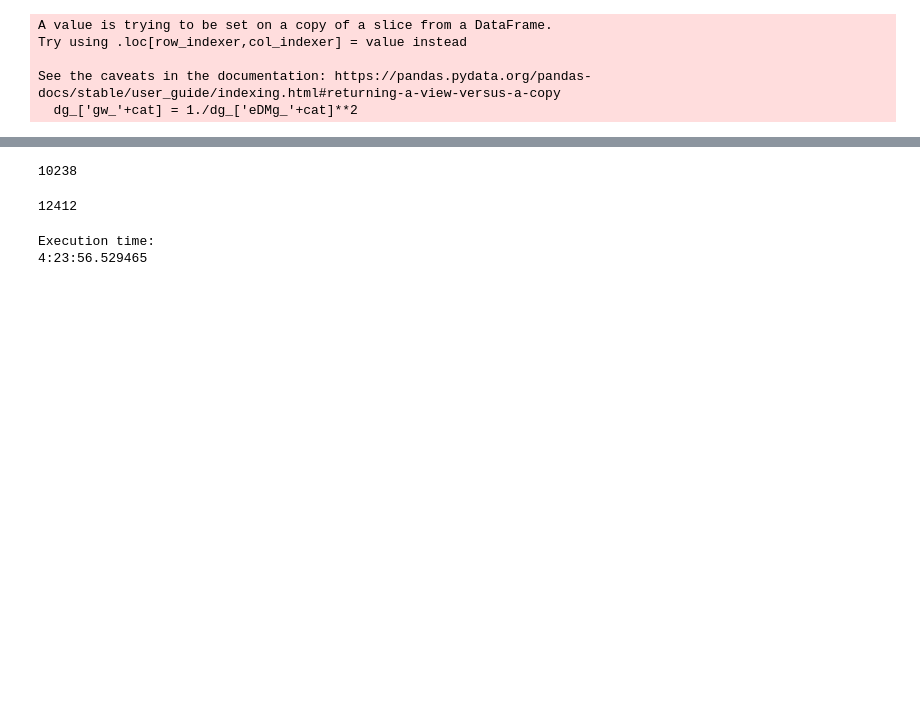
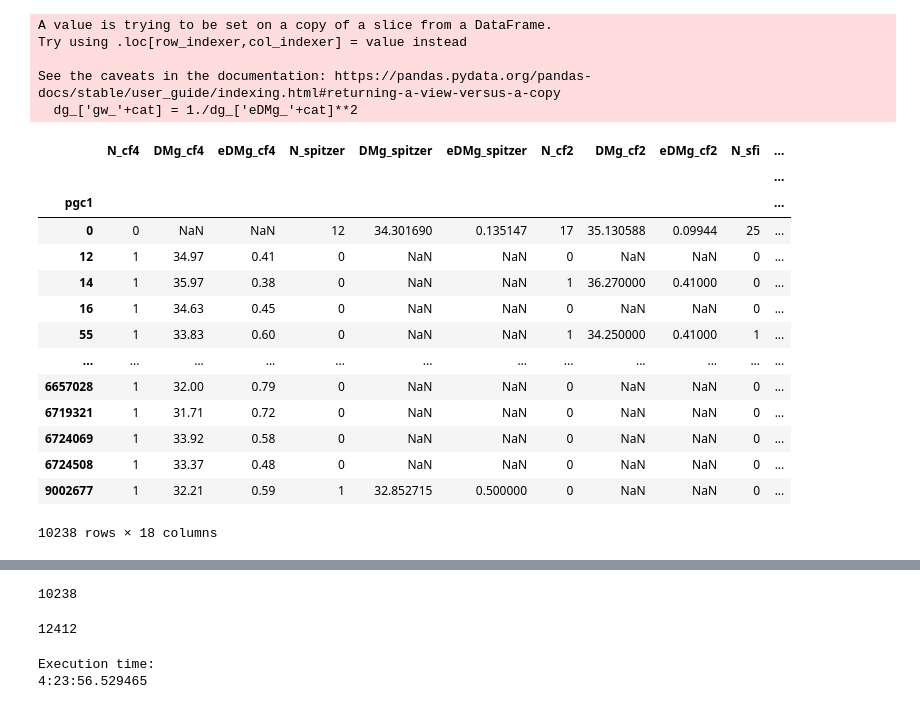
Before and after one commit to ekourkchi/CF4catalog, a Jupyter notebook: CF4_BTFR_group.ipynb, the cells around one changed output, grey strips where cells are left out. Drawn from its saved outputs; the diff is of its cells as text; code cells hidden in the pictures; blank space fills up the shorter version.

```diff
--- a/CF4_BTFR_group.ipynb
+++ b/CF4_BTFR_group.ipynb
@@ -573,6 +590,24 @@ Try using .loc[row_indexer,col_indexer] = value instead
 
 See the caveats in the documentation: https://pandas.pydata.org/pandas-docs/stable/user_guide/indexing.html#returning-a-view-versus-a-copy
   dg_['gw_'+cat] = 1./dg_['eDMg_'+cat]**2
+# %%
+dg
+# %% [output]
+|  | N_cf4 | DMg_cf4 | eDMg_cf4 | N_spitzer | DMg_spitzer | eDMg_spitzer | N_cf2 | DMg_cf2 | eDMg_cf2 | N_sfi | ... |
+|  |  |  |  |  |  |  |  |  |  |  | ... |
+| pgc1 |  |  |  |  |  |  |  |  |  |  | ... |
+| 0 | 0 | NaN | NaN | 12 | 34.301690 | 0.135147 | 17 | 35.130588 | 0.09944 | 25 | ... |
+| 12 | 1 | 34.97 | 0.41 | 0 | NaN | NaN | 0 | NaN | NaN | 0 | ... |
+| 14 | 1 | 35.97 | 0.38 | 0 | NaN | NaN | 1 | 36.270000 | 0.41000 | 0 | ... |
+| 16 | 1 | 34.63 | 0.45 | 0 | NaN | NaN | 0 | NaN | NaN | 0 | ... |
+| 55 | 1 | 33.83 | 0.60 | 0 | NaN | NaN | 1 | 34.250000 | 0.41000 | 1 | ... |
+| ... | ... | ... | ... | ... | ... | ... | ... | ... | ... | ... | ... |
+| 6657028 | 1 | 32.00 | 0.79 | 0 | NaN | NaN | 0 | NaN | NaN | 0 | ... |
+| 6719321 | 1 | 31.71 | 0.72 | 0 | NaN | NaN | 0 | NaN | NaN | 0 | ... |
+| 6724069 | 1 | 33.92 | 0.58 | 0 | NaN | NaN | 0 | NaN | NaN | 0 | ... |
+| 6724508 | 1 | 33.37 | 0.48 | 0 | NaN | NaN | 0 | NaN | NaN | 0 | ... |
+| 9002677 | 1 | 32.21 | 0.59 | 1 | 32.852715 | 0.500000 | 0 | NaN | NaN | 0 | ... |
+10238 rows × 18 columns
 # %%
 def GfastChi2(dg, theta=None):
 
```
Also changed, not shown: parts of 2 cells of this notebook, 11 other files.
